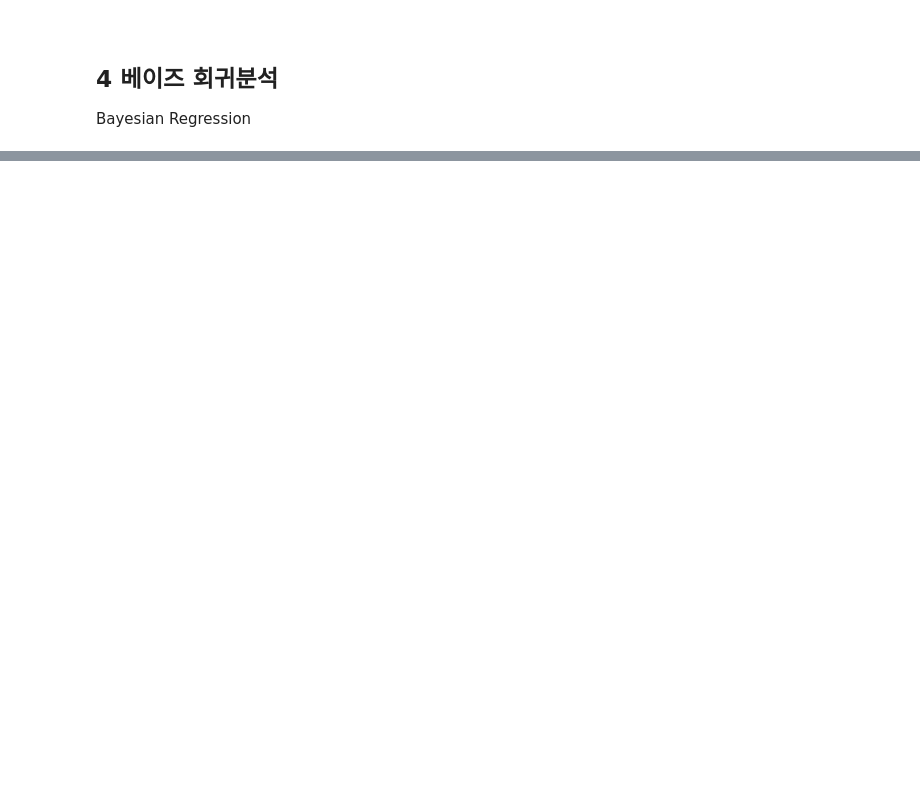
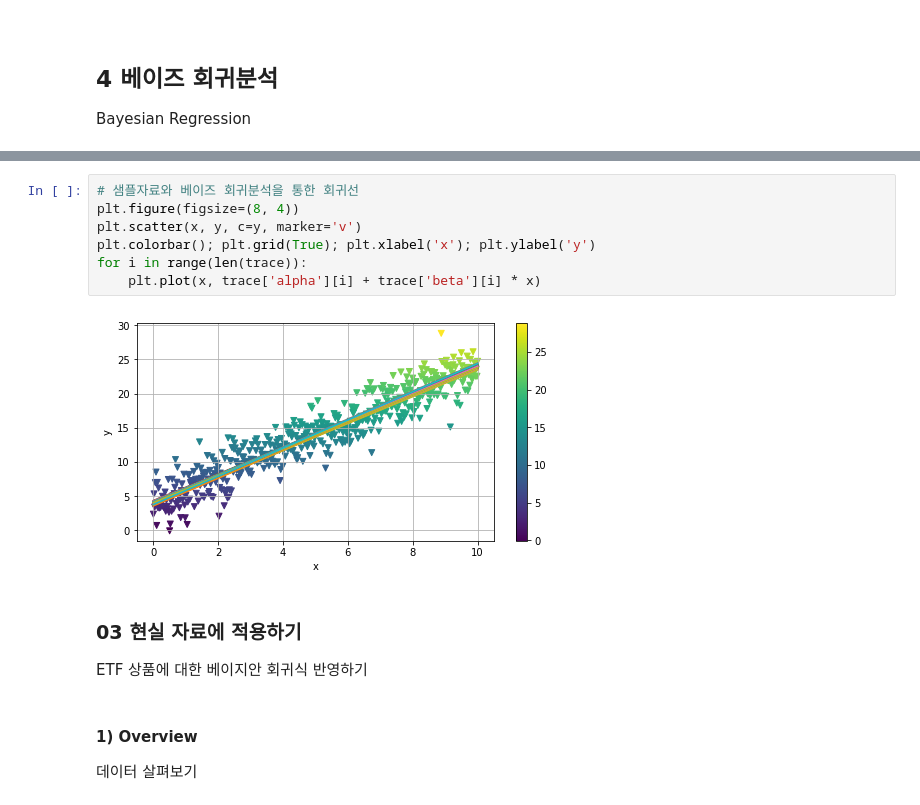
Before and after one commit to YongBeomKim/Finance, a Jupyter notebook: 08.Statistics.ipynb, the cells around one changed output, grey strips where cells are left out. Drawn from its saved outputs; the diff is of its cells as text; blank space fills up the shorter version.

```diff
--- a/08.Statistics.ipynb
+++ b/08.Statistics.ipynb
@@ -976,0 +1064,15 @@ Bayesian Regression
+# %%
+# 샘플자료와 베이즈 회귀분석을 통한 회귀선
+plt.figure(figsize=(8, 4))
+plt.scatter(x, y, c=y, marker='v')
+plt.colorbar(); plt.grid(True); plt.xlabel('x'); plt.ylabel('y')
+for i in range(len(trace)):
+    plt.plot(x, trace['alpha'][i] + trace['beta'][i] * x)
+# %% [output]
+[figure, added]
+# %% [markdown]
+### 03 현실 자료에 적용하기
+ETF 상품에 대한 베이지안 회귀식 반영하기
+# %% [markdown]
+#### 1) Overview
+데이터 살펴보기
```
Also changed, not shown: parts of 30 cells of this notebook.
